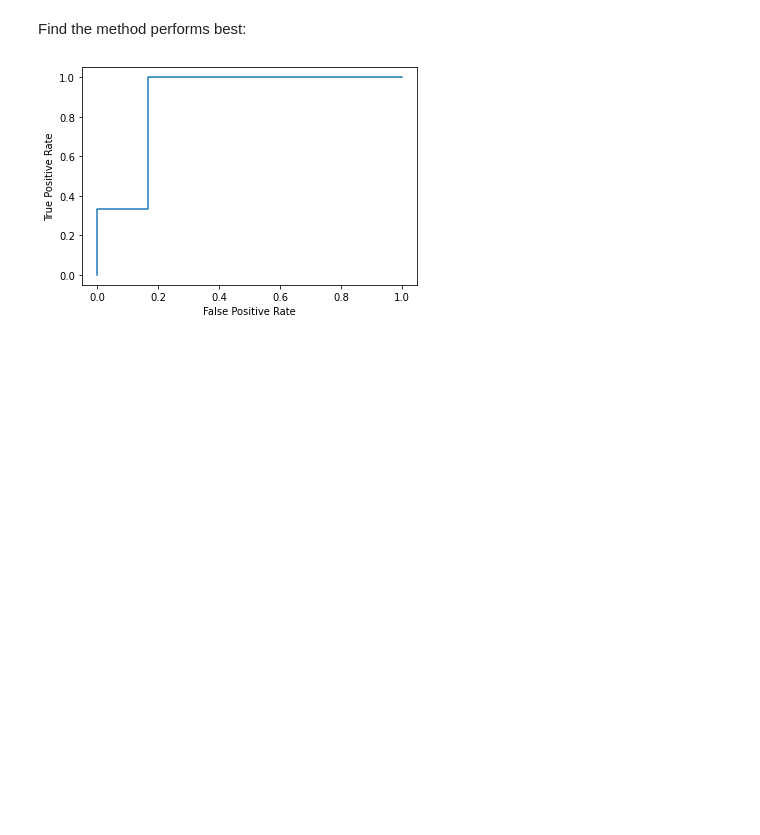
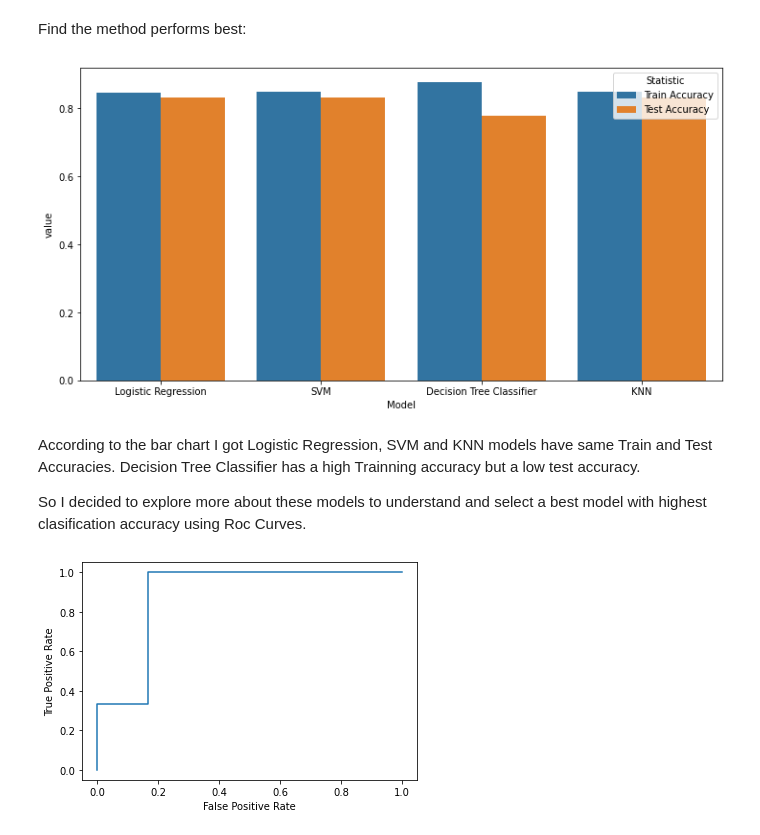
Before and after one commit to RoshiniFernando/IBM-Applied-Data-Science-Capstone-Project, a Jupyter notebook: Machine Learning Prediction Lab.ipynb, the cells around one changed output. Saved outputs shown, nothing was run; the diff lists cells and outputs as text; code cells hidden in the pictures; blank space fills up the shorter version.

```diff
--- a/Machine Learning Prediction Lab.ipynb
+++ b/Machine Learning Prediction Lab.ipynb
@@ -323,6 +323,25 @@ plot_confusion_matrix(Y_test,yhat_knn)
 ## TASK  12
 # %% [markdown]
 Find the method performs best:
+# %%
+SR=pd.DataFrame([['Logistic Regression', logreg_cv.best_score_ ,logreg_cv.score(X_test, Y_test)],['SVM', svm_cv.best_score_ , svm_cv.score(X_test, Y_test)],['Decision Tree Classifier', tree_cv.best_score_ , tree_cv.score(X_test, Y_test)],['KNN', knn_cv.best_score_ , knn_cv.score(X_test, Y_test)]], columns = ['Model', 'Train Accuracy','Test Accuracy'])
+
+SR = pd.melt(frame = SR,
+             id_vars = 'Model',
+             var_name = 'Statistic',
+             value_name = 'value')
+
+fig, ax = plt.subplots(figsize = (12, 6))
+
+sns.barplot(ax = ax, data = SR, x = 'Model', y = 'value', hue = 'Statistic')
+
+plt.show()
+# %% [output]
+[figure, added]
+# %% [markdown]
+According to the bar chart I got Logistic Regression, SVM and KNN models have same Train and Test Accuracies. Decision Tree Classifier has a high Trainning accuracy but a low test accuracy.
+
+So I decided to explore more about these models to understand and select a best model with highest clasification accuracy using Roc Curves.
 # %%
 from sklearn.metrics import roc_curve
 from sklearn.metrics import RocCurveDisplay
```
Also changed, not shown: parts of 5 cells of this notebook.
